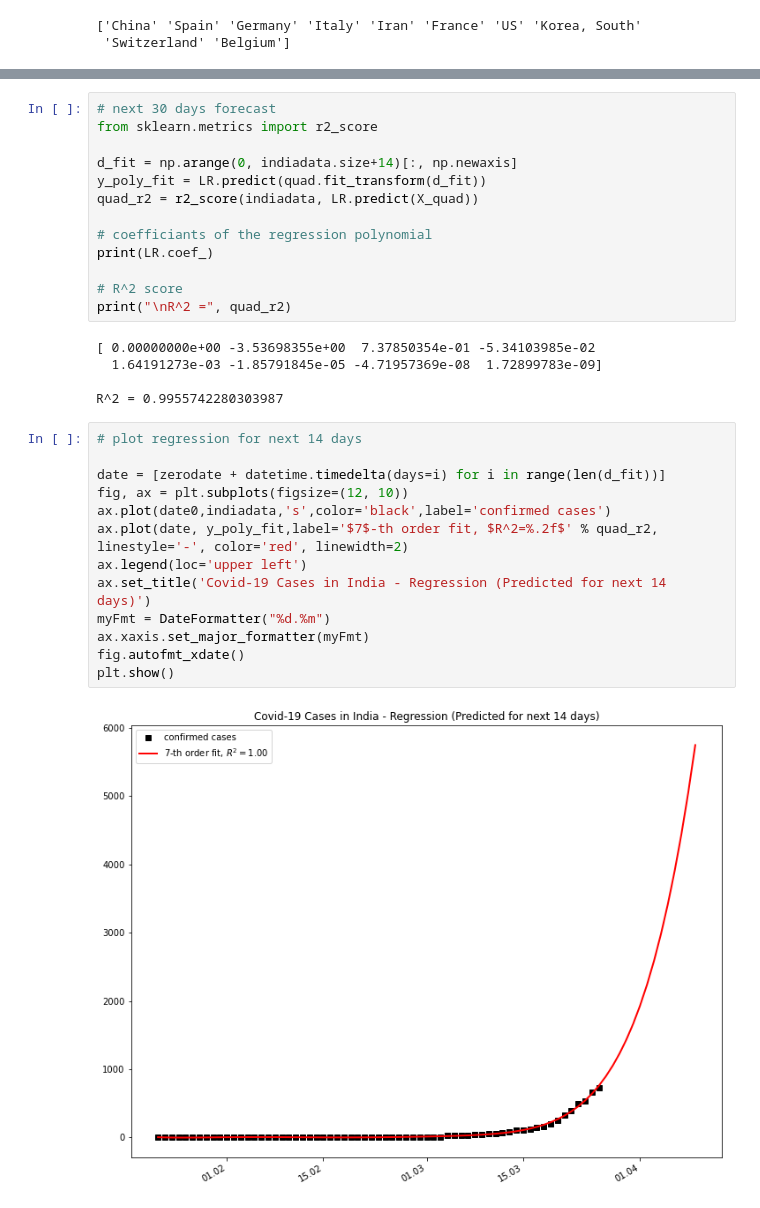
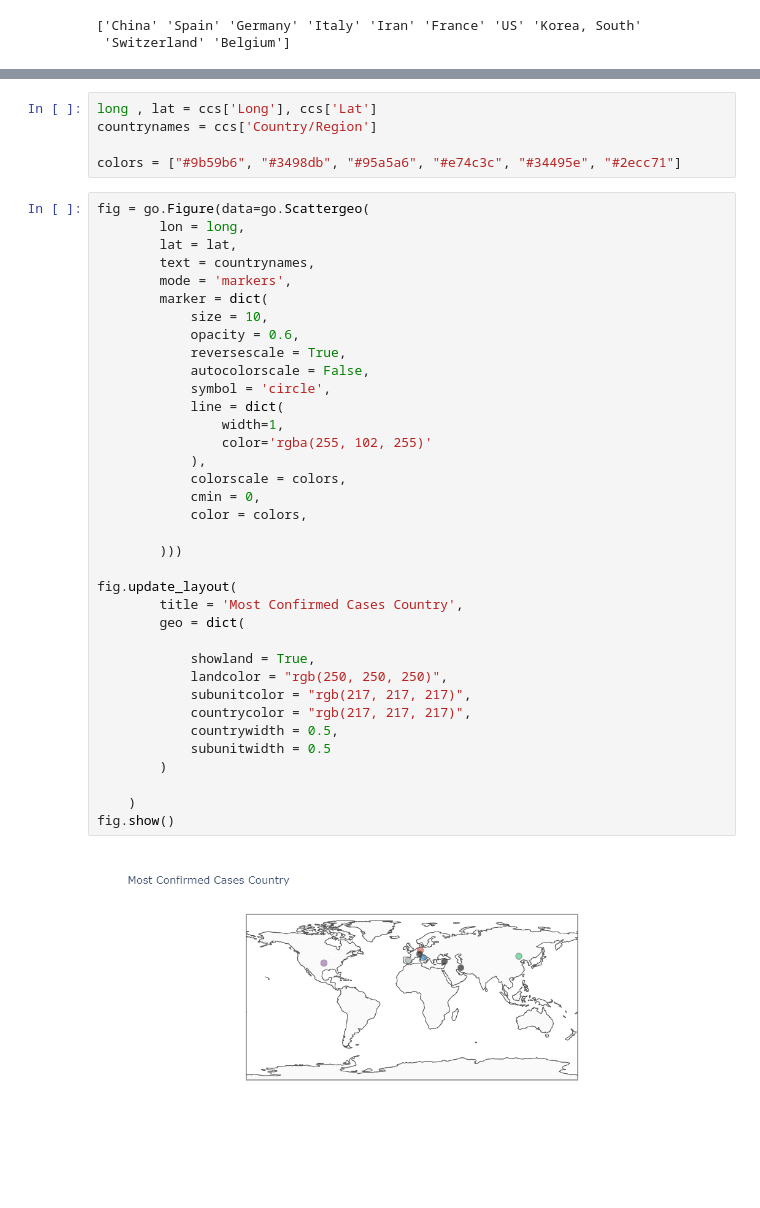
Before and after one commit to abhishekdana1999/COVIDANALYSIS-PYTHON, a Jupyter notebook: COVID ANALYSIS.ipynb, the cells around one changed output, grey strips where cells are left out. Cells and saved outputs as stored; diff of their text form; blank space fills up the shorter version.

```diff
--- a/COVID ANALYSIS.ipynb
+++ b/COVID ANALYSIS.ipynb
@@ -227,33 +210,43 @@ LinearRegression(copy_X=True, fit_intercept=True, n_jobs=None, normalize=False)
-# %%
-# next 30 days forecast
-from sklearn.metrics import r2_score
-
-d_fit = np.arange(0, indiadata.size+14)[:, np.newaxis]
-y_poly_fit = LR.predict(quad.fit_transform(d_fit))
-quad_r2 = r2_score(indiadata, LR.predict(X_quad))
-
-# coefficiants of the regression polynomial
-print(LR.coef_)
-
-# R^2 score
-print("\nR^2 =", quad_r2)
-# %% [output]
-[ 0.00000000e+00 -3.53698355e+00  7.37850354e-01 -5.34103985e-02
-  1.64191273e-03 -1.85791845e-05 -4.71957369e-08  1.72899783e-09]
-
-R^2 = 0.9955742280303987
-# %%
-# plot regression for next 14 days
-
-date = [zerodate + datetime.timedelta(days=i) for i in range(len(d_fit))]
-fig, ax = plt.subplots(figsize=(12, 10))
-ax.plot(date0,indiadata,'s',color='black',label='confirmed cases')
-ax.plot(date, y_poly_fit,label='$7$-th order fit, $R^2=%.2f$' % quad_r2, linestyle='-', color='red', linewidth=2)
-ax.legend(loc='upper left')
-ax.set_title('Covid-19 Cases in India - Regression (Predicted for next 14 days)')
-myFmt = DateFormatter("%d.%m")
-ax.xaxis.set_major_formatter(myFmt)
-fig.autofmt_xdate()
-plt.show()
-# %% [output]
-[figure, removed]
+# %%
+long , lat = ccs['Long'], ccs['Lat']
+countrynames = ccs['Country/Region']
+
+colors = ["#9b59b6", "#3498db", "#95a5a6", "#e74c3c", "#34495e", "#2ecc71"]
+# %%
+fig = go.Figure(data=go.Scattergeo(
+        lon = long,
+        lat = lat,
+        text = countrynames,
+        mode = 'markers',
+        marker = dict(
+            size = 10,
+            opacity = 0.6,
+            reversescale = True,
+            autocolorscale = False,
+            symbol = 'circle',
+            line = dict(
+                width=1,
+                color='rgba(255, 102, 255)'
+            ),
+            colorscale = colors,
+            cmin = 0,
+            color = colors,
+
+        )))
+
+fig.update_layout(
+        title = 'Most Confirmed Cases Country',
+        geo = dict(
+
+            showland = True,
+            landcolor = "rgb(250, 250, 250)",
+            subunitcolor = "rgb(217, 217, 217)",
+            countrycolor = "rgb(217, 217, 217)",
+            countrywidth = 0.5,
+            subunitwidth = 0.5
+        )
+
+    )
+fig.show()
+# %% [output]
+[figure, added]
```
Also changed, not shown: parts of 18 cells of this notebook, 3 other files.
